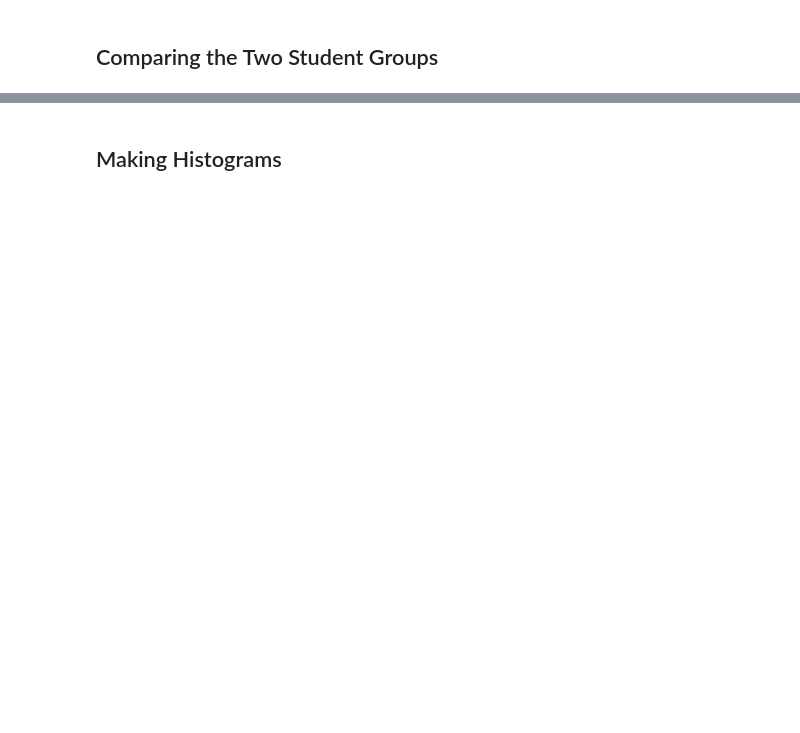
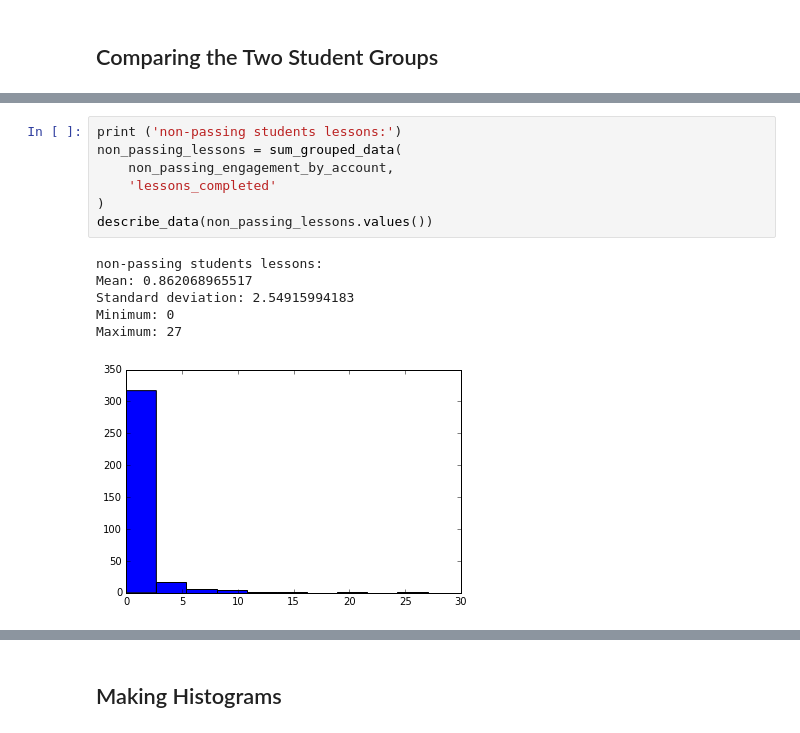
Before and after one commit to cranb3rry/dtnl, a Jupyter notebook: L1_Starter_Code.ipynb, the cells around one changed output, grey strips where cells are left out. Drawn from its saved outputs; the diff is of its cells as text; blank space fills up the shorter version.

```diff
--- a/L1_Starter_Code.ipynb
+++ b/L1_Starter_Code.ipynb
@@ -500,0 +582,14 @@ SyntaxError: invalid syntax (<ipython-input-24-8e3a81c66922>, line 12)
+# %%
+print ('non-passing students lessons:')
+non_passing_lessons = sum_grouped_data(
+    non_passing_engagement_by_account,
+    'lessons_completed'
+)
+describe_data(non_passing_lessons.values())
+# %% [output]
+non-passing students lessons:
+Mean: 0.862068965517
+Standard deviation: 2.54915994183
+Minimum: 0
+Maximum: 27
+[figure, added]
```
Also changed, not shown: parts of 14 cells of this notebook.
